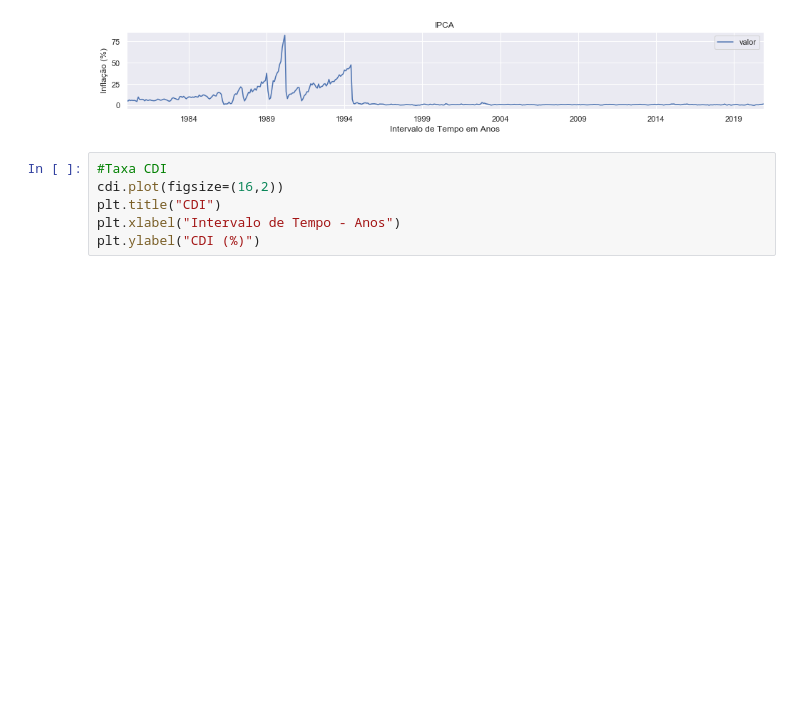
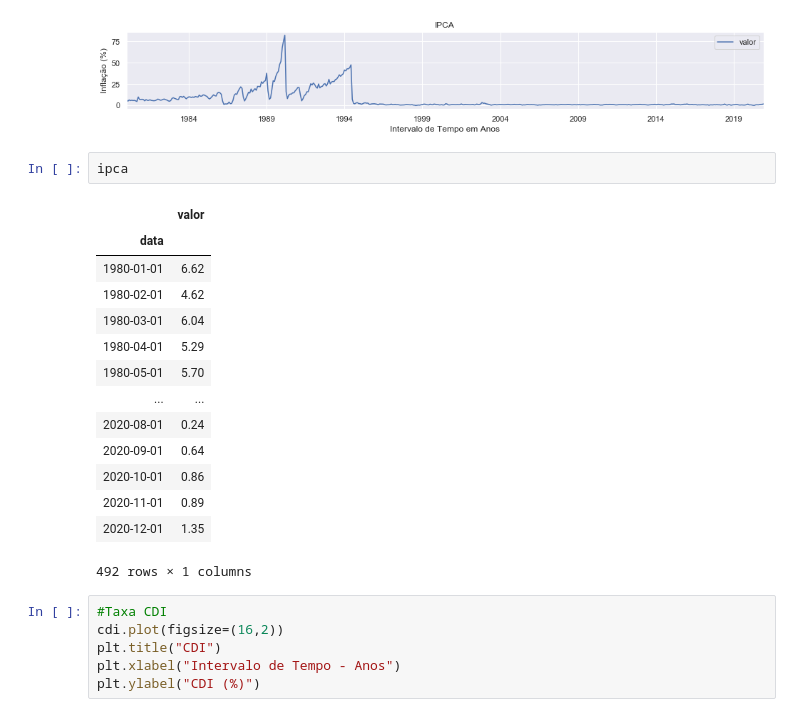
Before and after one commit to kioolz/Kioolz-World, a Jupyter notebook: IBOV.ipynb, the cells around one changed output. Drawn from its saved outputs; the diff is of its cells as text; blank space fills up the shorter version.

```diff
--- a/IBOV.ipynb
+++ b/IBOV.ipynb
@@ -64,6 +64,23 @@ plt.ylabel("Inflação (%)")
 # %% [output]
 Text(0, 0.5, 'Inflação (%)')
 [figure]
+# %%
+ipca
+# %% [output]
+|  | valor |
+| data |  |
+| 1980-01-01 | 6.62 |
+| 1980-02-01 | 4.62 |
+| 1980-03-01 | 6.04 |
+| 1980-04-01 | 5.29 |
+| 1980-05-01 | 5.70 |
+| ... | ... |
+| 2020-08-01 | 0.24 |
+| 2020-09-01 | 0.64 |
+| 2020-10-01 | 0.86 |
+| 2020-11-01 | 0.89 |
+| 2020-12-01 | 1.35 |
+492 rows × 1 columns
 # %%
 #Taxa CDI
 cdi.plot(figsize=(16,2))
```
Also changed, not shown: parts of 34 cells of this notebook.
